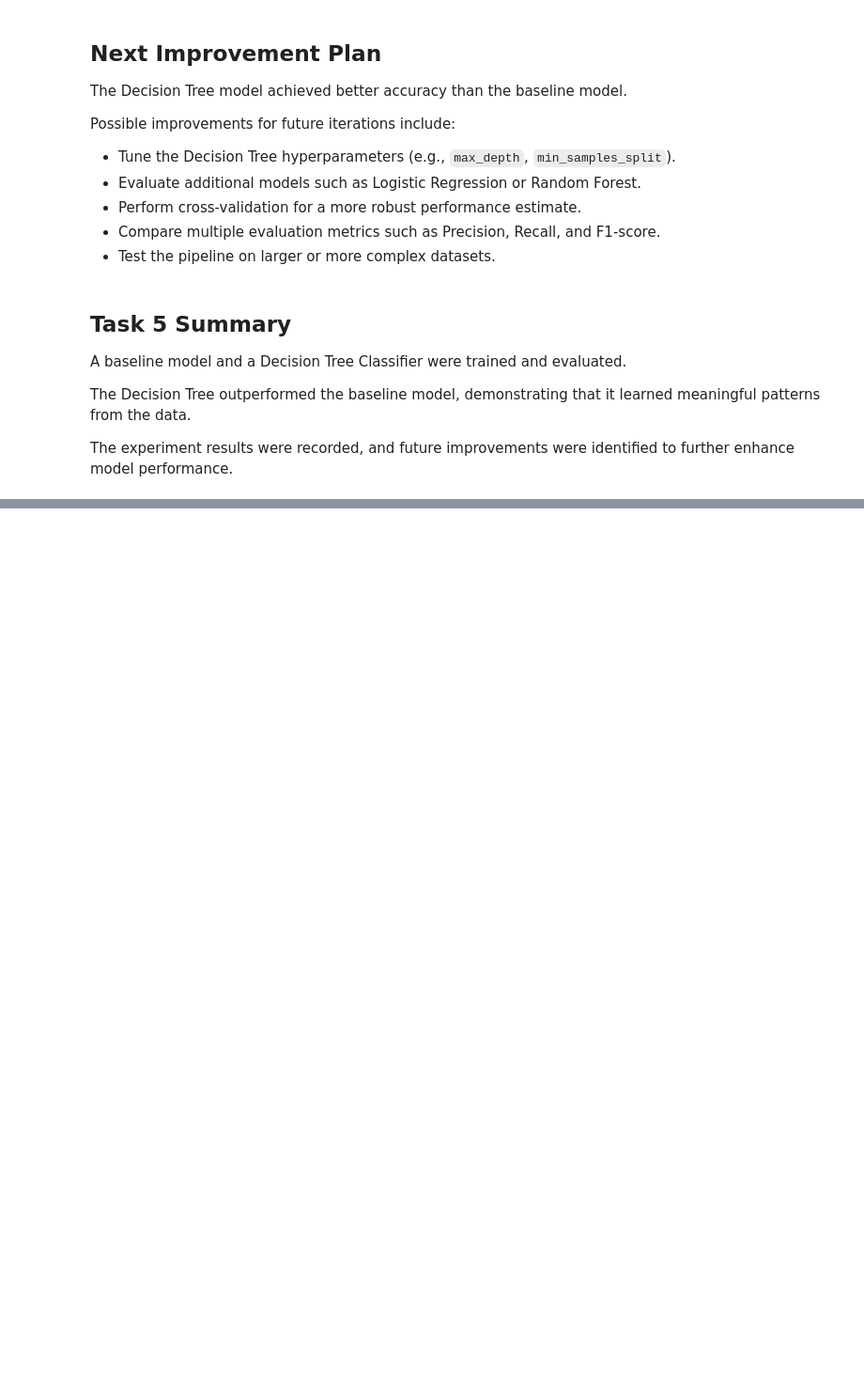
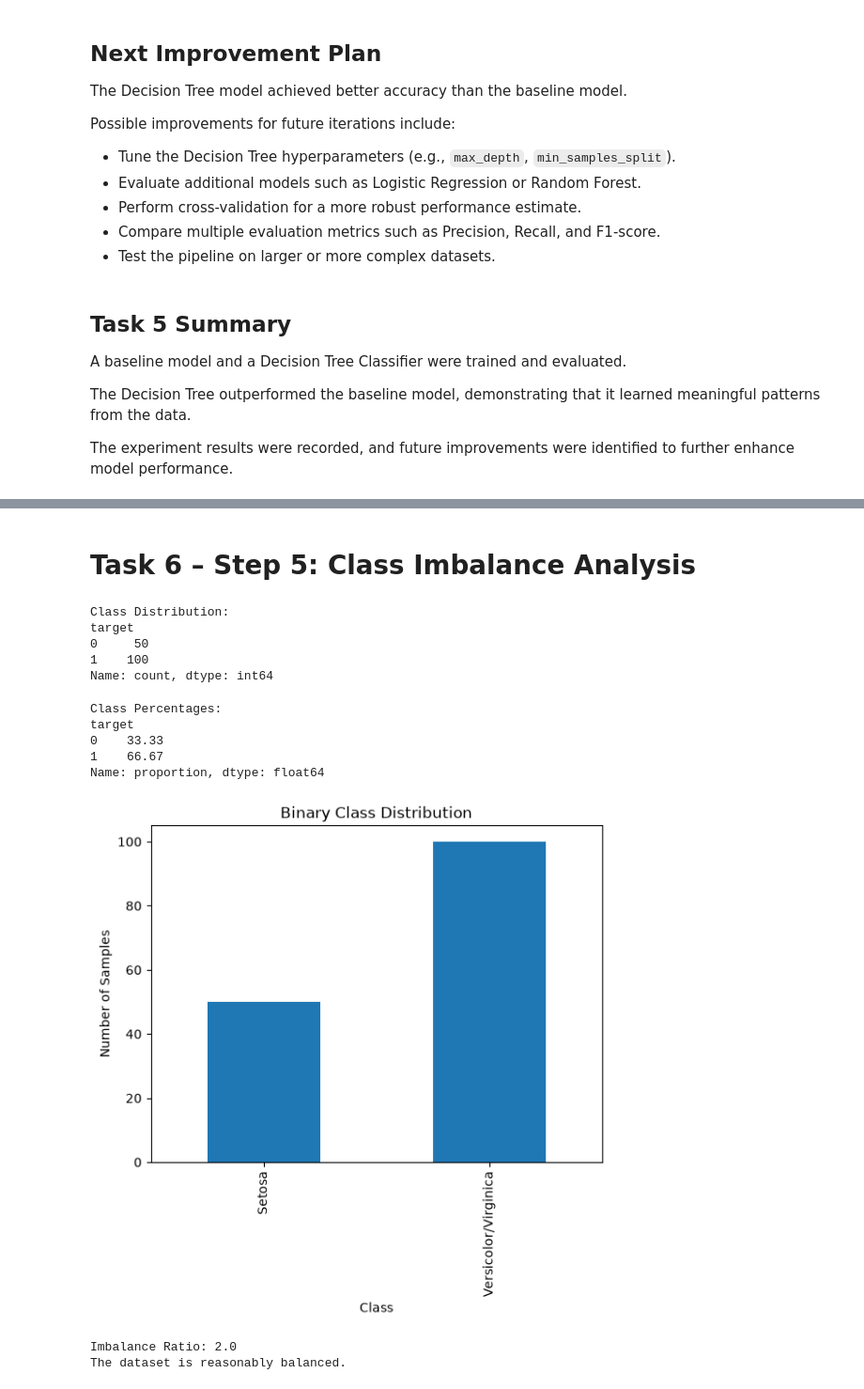
Before and after one commit to Kaushik0107/PlaceMux_Phase1, a Jupyter notebook: notebooks/starter.ipynb, the cells around one changed output, grey strips where cells are left out. Shown at 94% size. Drawn from its saved outputs; the diff is of its cells as text; code cells hidden in the pictures; blank space fills up the shorter version.

```diff
--- a/notebooks/starter.ipynb
+++ b/notebooks/starter.ipynb
@@ -945,0 +948,8 @@ The experiment results were recorded, and future improvements were identified to
+# %%
+# Convert Iris target into binary
+# 0 = Setosa
+# 1 = Versicolor or Virginica
+
+y_binary = (y != 0).astype(int)
+
+print(y_binary[:10])
@@ -945,0 +1209,58 @@ The experiment results were recorded, and future improvements were identified to
+# %% [markdown]
+# Task 6 – Step 5: Class Imbalance Analysis
+# %%
+import pandas as pd
+
+class_counts = pd.Series(y_binary).value_counts().sort_index()
+
+print("Class Distribution:")
+print(class_counts)
+# %% [output]
+Class Distribution:
+target
+0     50
+1    100
+Name: count, dtype: int64
+# %%
+class_percentages = (
+    pd.Series(y_binary)
+    .value_counts(normalize=True)
+    .sort_index() * 100
+)
+
+print("Class Percentages:")
+print(class_percentages.round(2))
+# %% [output]
+Class Percentages:
+target
+0    33.33
+1    66.67
+Name: proportion, dtype: float64
+# %%
+import matplotlib.pyplot as plt
+
+class_counts.plot(kind="bar")
+
+plt.title("Binary Class Distribution")
+plt.xlabel("Class")
+plt.ylabel("Number of Samples")
+plt.xticks([0, 1], ["Setosa", "Versicolor/Virginica"])
+
+plt.show()
+# %% [output]
+[figure, added]
+# %%
+majority = class_counts.max()
+minority = class_counts.min()
+
+ratio = majority / minority
+
+print("Imbalance Ratio:", round(ratio, 2))
+
+if ratio > 2:
+    print("The dataset shows class imbalance.")
+else:
+    print("The dataset is reasonably balanced.")
+# %% [output]
+Imbalance Ratio: 2.0
+The dataset is reasonably balanced.
```
Also changed, not shown: parts of 39 cells of this notebook.
